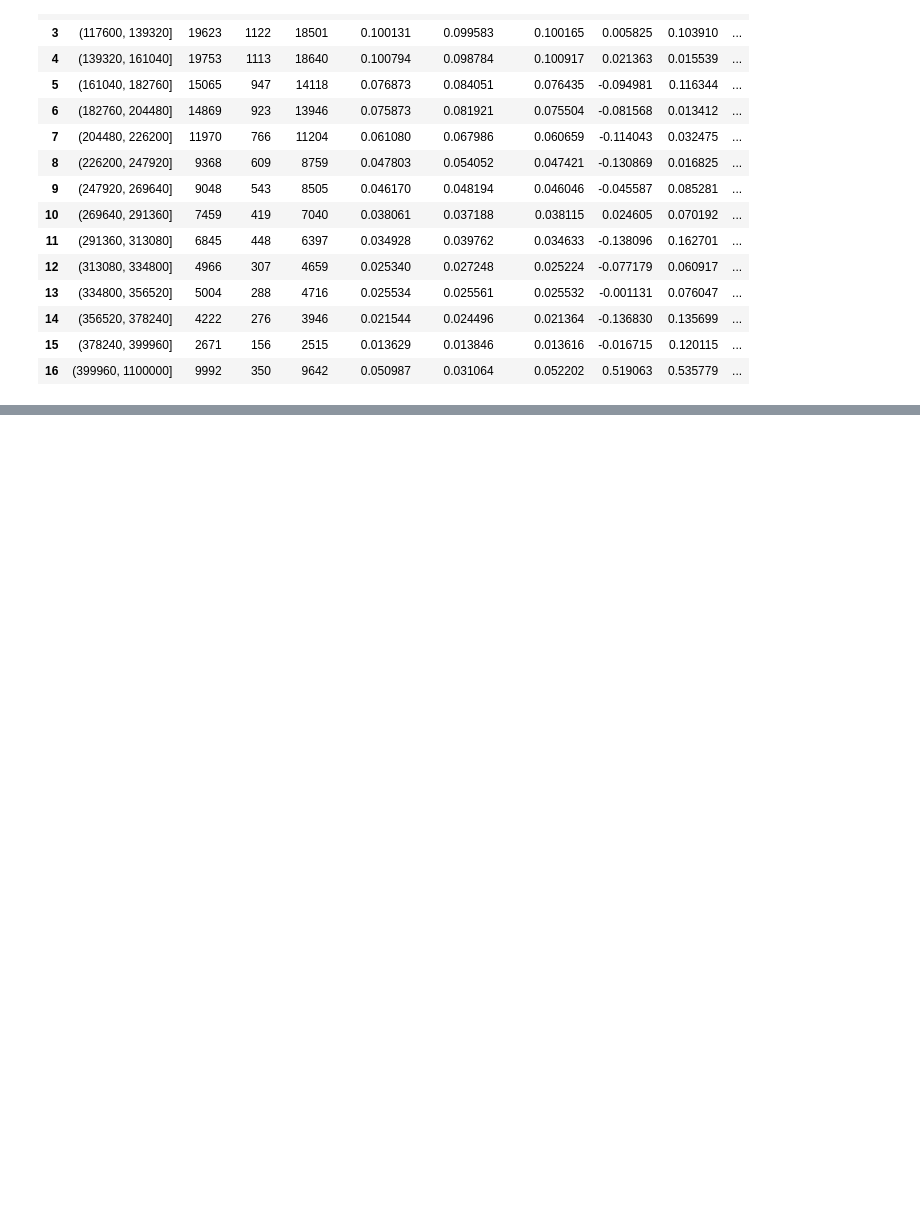
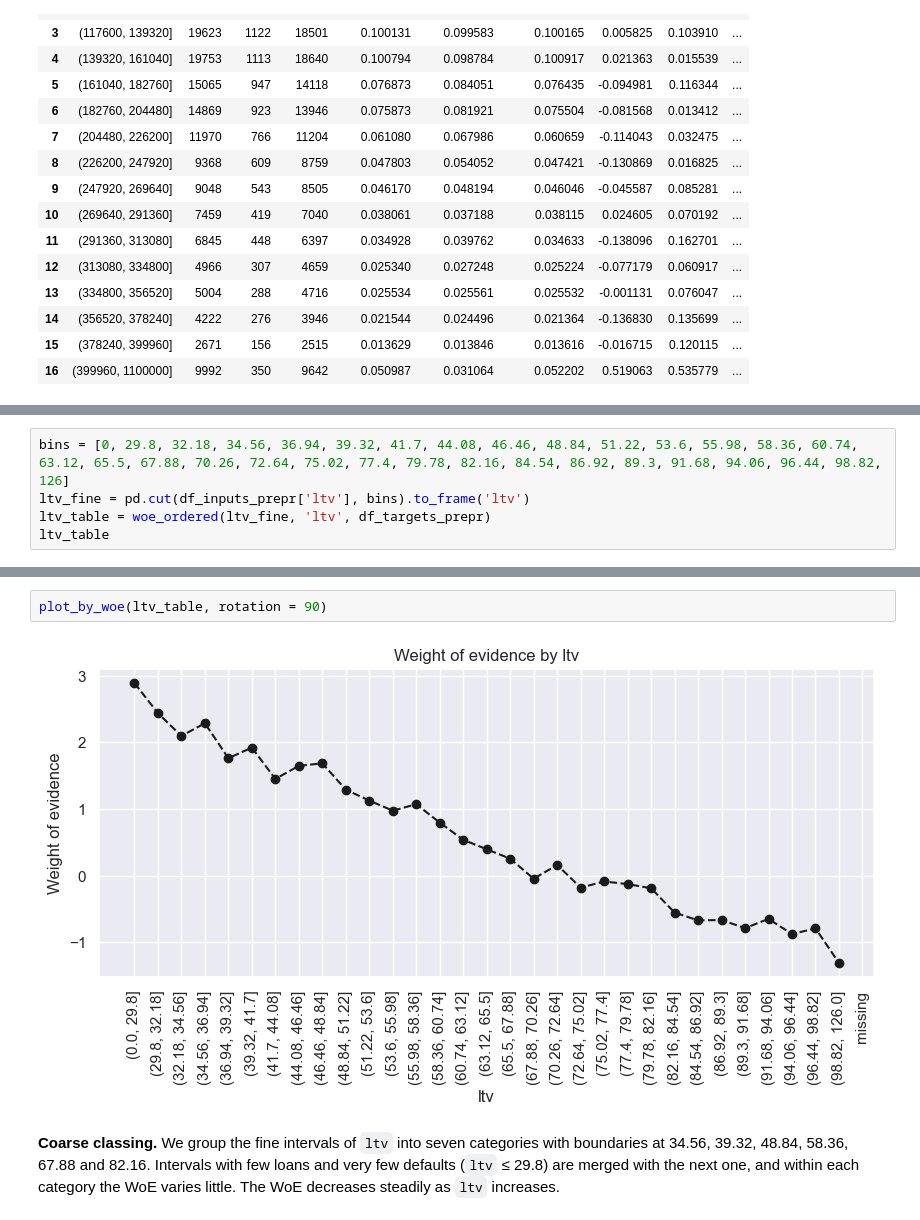
Before and after one commit to keramidasvasilis/credit-risk-el, a Jupyter notebook: notebooks/02_pd_model.ipynb, the cells around one changed output, grey strips where cells are left out. Drawn from its saved outputs; the diff is of its cells as text; blank space fills up the shorter version.

```diff
--- a/notebooks/02_pd_model.ipynb
+++ b/notebooks/02_pd_model.ipynb
@@ -1158,0 +1185,5 @@ orig_upb_table
+# %%
+bins = [0, 29.8, 32.18, 34.56, 36.94, 39.32, 41.7, 44.08, 46.46, 48.84, 51.22, 53.6, 55.98, 58.36, 60.74, 63.12, 65.5, 67.88, 70.26, 72.64, 75.02, 77.4, 79.78, 82.16, 84.54, 86.92, 89.3, 91.68, 94.06, 96.44, 98.82, 126]
+ltv_fine = pd.cut(df_inputs_prepr['ltv'], bins).to_frame('ltv')
+ltv_table = woe_ordered(ltv_fine, 'ltv', df_targets_prepr)
+ltv_table
@@ -1158,0 +1208,6 @@ orig_upb_table
+# %%
+plot_by_woe(ltv_table, rotation = 90)
+# %% [output]
+[figure, added]
+# %% [markdown]
+**Coarse classing.** We group the fine intervals of `ltv` into seven categories with boundaries at 34.56, 39.32, 48.84, 58.36, 67.88 and 82.16. Intervals with few loans and very few defaults (`ltv` ≤ 29.8) are merged with the next one, and within each category the WoE varies little. The WoE decreases steadily as `ltv` increases.
```
Also changed, not shown: parts of 74 cells of this notebook.
